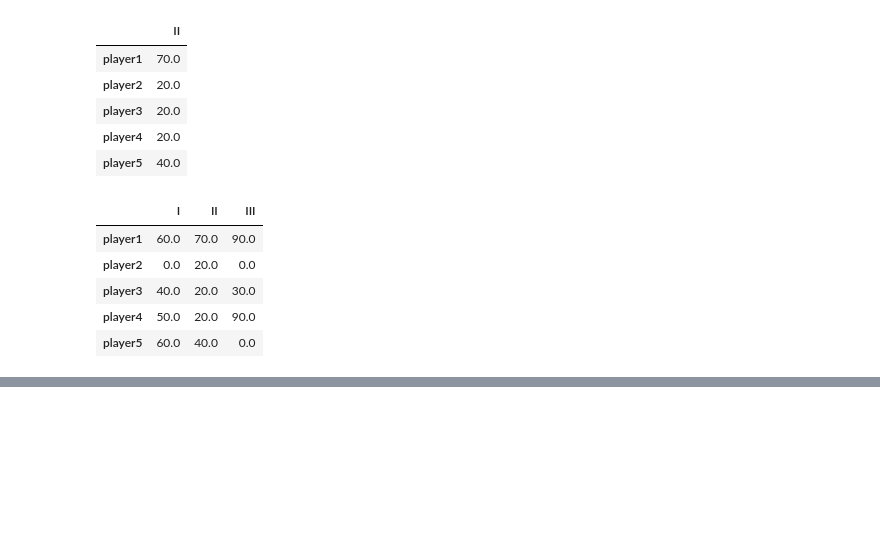
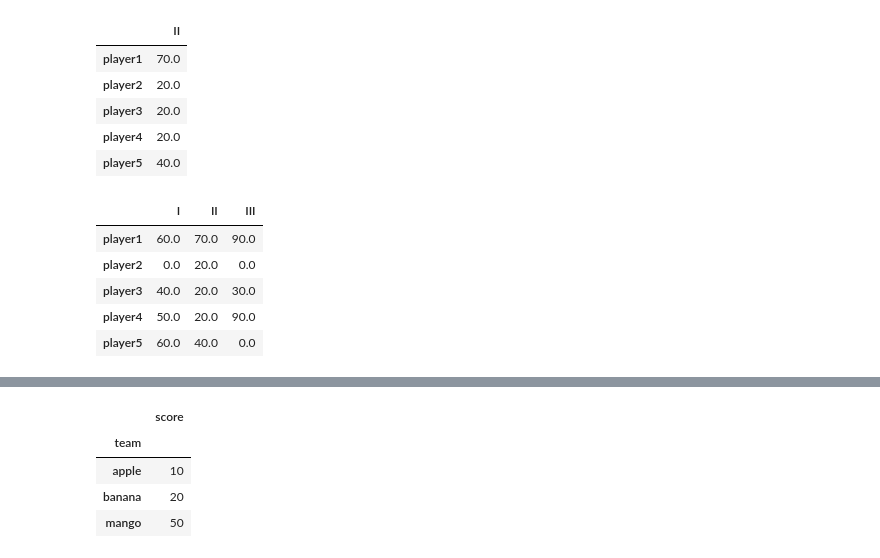
Before and after one commit to yusufshakeel/python-bootcamp, a Jupyter notebook: pandas/pandas-intro.ipynb, the cells around one changed output, grey strips where cells are left out. Saved outputs shown, nothing was run; the diff lists cells and outputs as text; code cells hidden in the pictures; blank space fills up the shorter version.

```diff
--- a/pandas/pandas-intro.ipynb
+++ b/pandas/pandas-intro.ipynb
@@ -384,0 +423,8 @@ df.fillna(value=0)
+# %%
+groupby_team.min()
+# %% [output]
+|  | score |
+| team |  |
+| apple | 10 |
+| banana | 20 |
+| mango | 50 |
```
Also changed, not shown: parts of 7 cells of this notebook, 1 other file.
